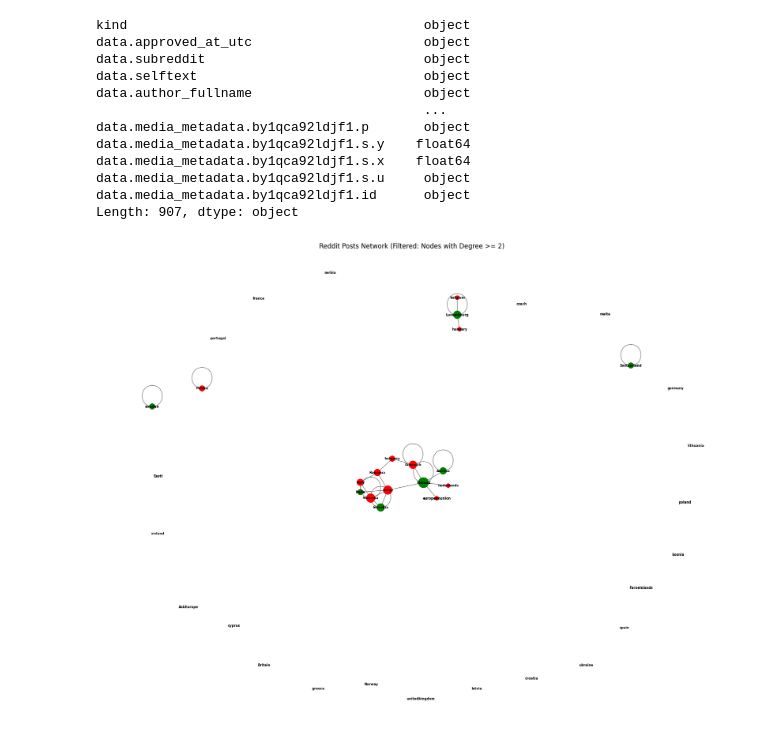
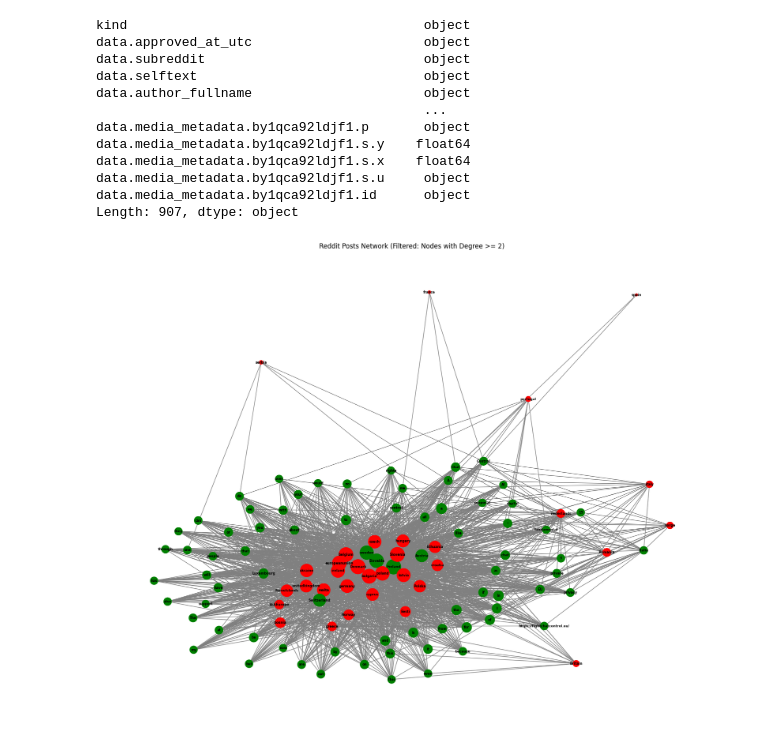
Before and after one commit to Inpatch/Scraper_data_rights, a Jupyter notebook: network_diagram_v2.ipynb, the cells around one changed output. Saved outputs shown, nothing was run; the diff lists cells and outputs as text; code cells hidden in the pictures.

```diff
--- a/network_diagram_v2.ipynb
+++ b/network_diagram_v2.ipynb
@@ -87,38 +87,38 @@ for _, row in df.iterrows():
 degrees = dict(G.degree())
 nodes_to_remove = [
     node for node, attrs in G.nodes(data=True)
-    if attrs.get("type") == "word" and degrees[node] < 50
+    if attrs.get("type") == "word" and degrees[node] < 20
 ]
 G.remove_nodes_from(nodes_to_remove)
 
 # Calculate node sizes based on degree (number of connections)
 degrees = dict(G.degree())
-node_sizes = [degrees[node] * 50 for node in G.nodes()]  # Scale for visibility
+node_sizes = [degrees[node] * 10 for node in G.nodes()]  # Scale for visibility
 
 # Draw network
 plt.figure(figsize=(16, 12))
 pos = nx.spring_layout(G, seed=42)
 
 # Color nodes by type
 colors = []
 for node, attrs in G.nodes(data=True):
     if attrs["type"] == "subreddit":
         colors.append("red")
     else:
         colors.append("green")  # words
 
 nx.draw(
     G,
     pos,
     with_labels=True,
     node_color=colors,
     node_size=node_sizes,  # Use calculated sizes
     font_size=6,
     font_weight="bold",
     edge_color="gray"
 )
 
 plt.title("Reddit Posts Network (Filtered: Nodes with Degree >= 2)")
 plt.show()
 # %% [output]
-[figure, old version]
+[figure, new version]
```
